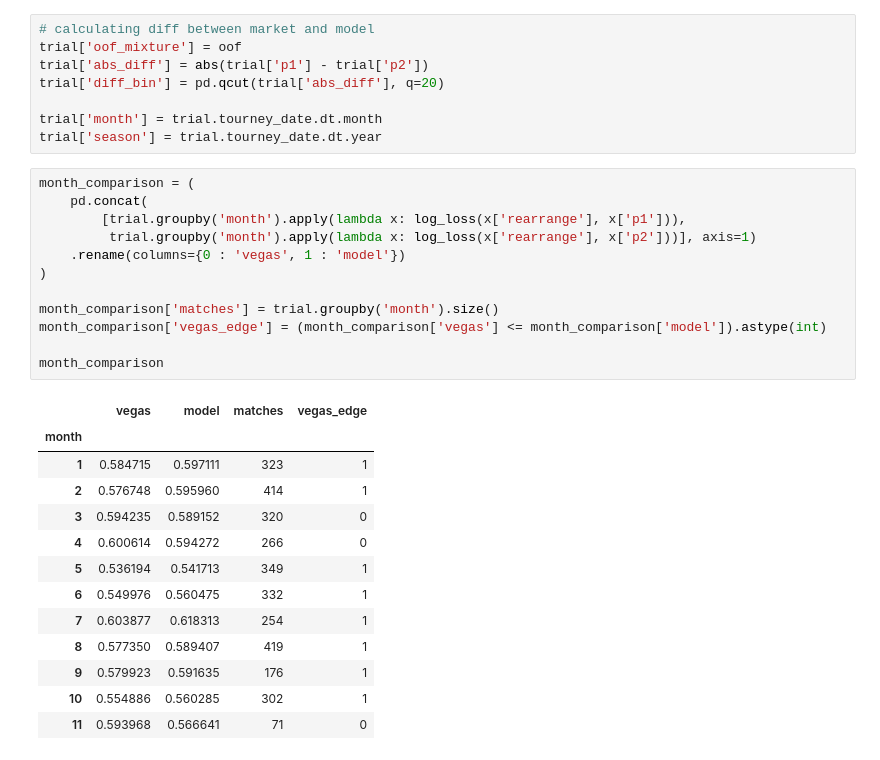
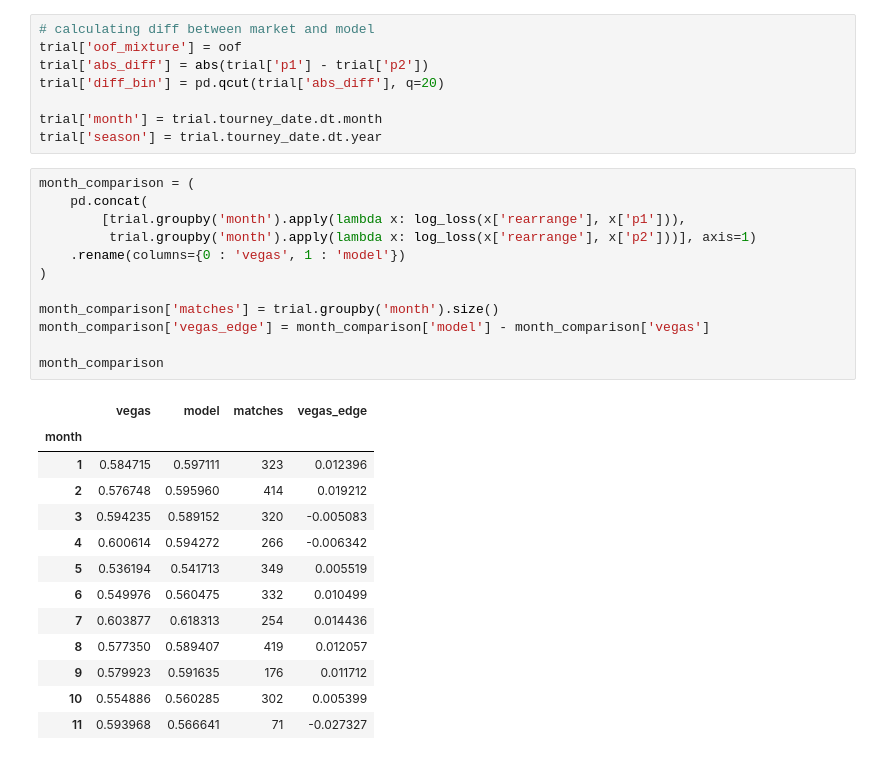
Before and after one commit to yaobviously/tennis_elo, a Jupyter notebook: notebooks/model_preds_vs_book.ipynb, the cells around one changed output. Drawn from its saved outputs; the diff is of its cells as text.

```diff
--- a/notebooks/model_preds_vs_book.ipynb
+++ b/notebooks/model_preds_vs_book.ipynb
@@ -253,26 +253,26 @@ trial['season'] = trial.tourney_date.dt.year
 # %%
 month_comparison = (
     pd.concat(
         [trial.groupby('month').apply(lambda x: log_loss(x['rearrange'], x['p1'])),
          trial.groupby('month').apply(lambda x: log_loss(x['rearrange'], x['p2']))], axis=1)
     .rename(columns={0 : 'vegas', 1 : 'model'})
 )
 
 month_comparison['matches'] = trial.groupby('month').size()
-month_comparison['vegas_edge'] = (month_comparison['vegas'] <= month_comparison['model']).astype(int)
+month_comparison['vegas_edge'] = month_comparison['model'] - month_comparison['vegas']
 
 month_comparison
 # %% [output]
 |  | vegas | model | matches | vegas_edge |
 | month |  |  |  |  |
-| 1 | 0.584715 | 0.597111 | 323 | 1 |
-| 2 | 0.576748 | 0.595960 | 414 | 1 |
-| 3 | 0.594235 | 0.589152 | 320 | 0 |
-| 4 | 0.600614 | 0.594272 | 266 | 0 |
-| 5 | 0.536194 | 0.541713 | 349 | 1 |
-| 6 | 0.549976 | 0.560475 | 332 | 1 |
-| 7 | 0.603877 | 0.618313 | 254 | 1 |
-| 8 | 0.577350 | 0.589407 | 419 | 1 |
-| 9 | 0.579923 | 0.591635 | 176 | 1 |
-| 10 | 0.554886 | 0.560285 | 302 | 1 |
-| 11 | 0.593968 | 0.566641 | 71 | 0 |
+| 1 | 0.584715 | 0.597111 | 323 | 0.012396 |
+| 2 | 0.576748 | 0.595960 | 414 | 0.019212 |
+| 3 | 0.594235 | 0.589152 | 320 | -0.005083 |
+| 4 | 0.600614 | 0.594272 | 266 | -0.006342 |
+| 5 | 0.536194 | 0.541713 | 349 | 0.005519 |
+| 6 | 0.549976 | 0.560475 | 332 | 0.010499 |
+| 7 | 0.603877 | 0.618313 | 254 | 0.014436 |
+| 8 | 0.577350 | 0.589407 | 419 | 0.012057 |
+| 9 | 0.579923 | 0.591635 | 176 | 0.011712 |
+| 10 | 0.554886 | 0.560285 | 302 | 0.005399 |
+| 11 | 0.593968 | 0.566641 | 71 | -0.027327 |
```
Also changed, not shown: parts of 1 cell of this notebook, 1 other file.
